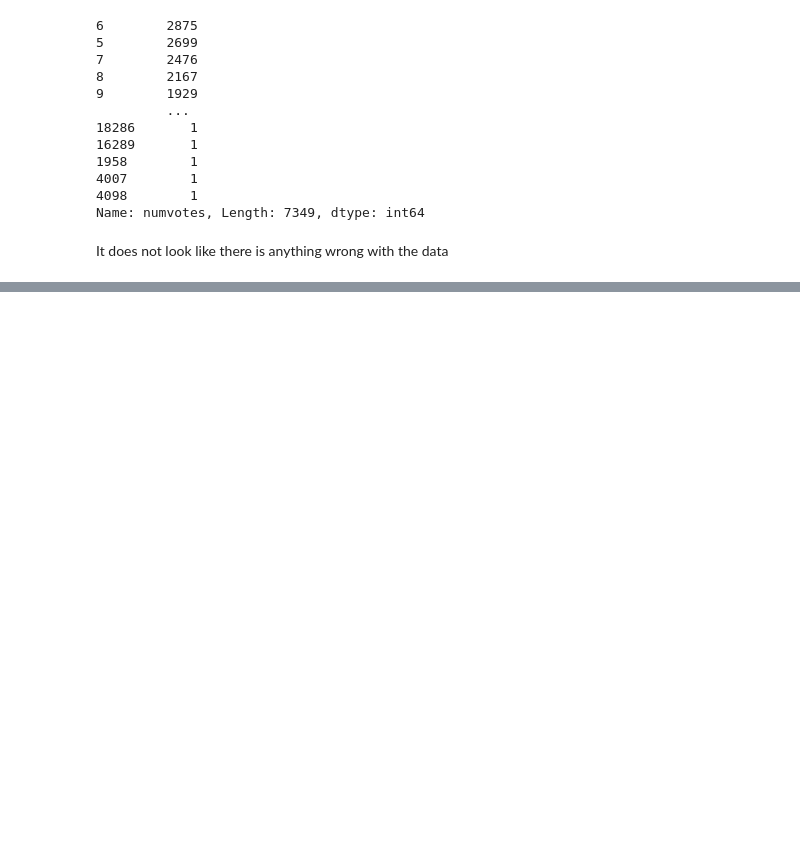
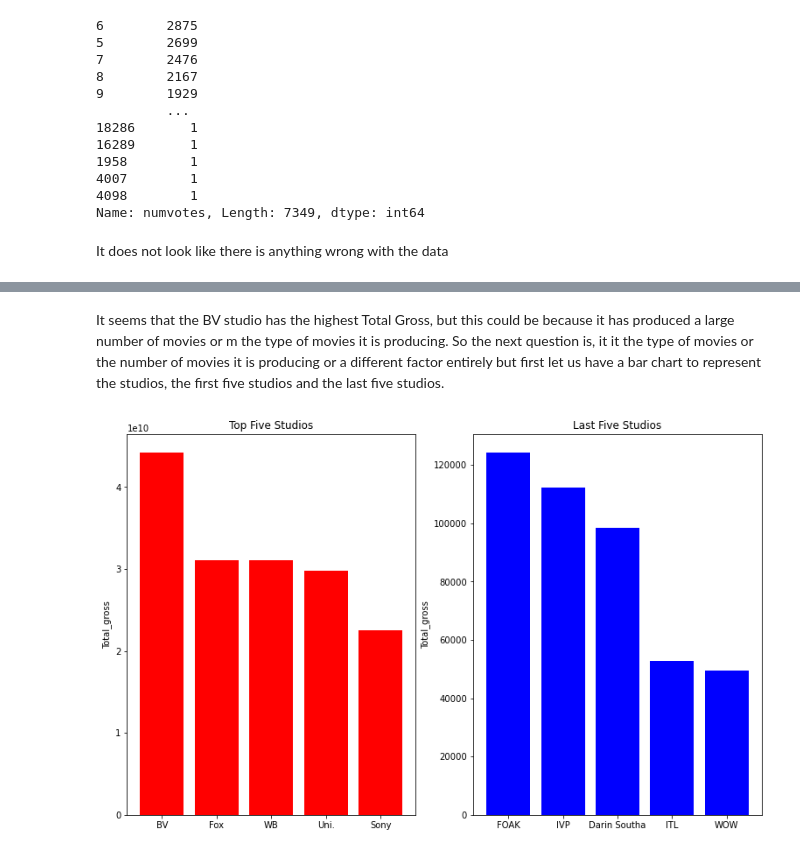
Before and after one commit to CrystalW123/dsc-phase-1-project-v2-4, a Jupyter notebook: student.ipynb, the cells around one changed output, grey strips where cells are left out. Drawn from its saved outputs; the diff is of its cells as text; code cells hidden in the pictures; blank space fills up the shorter version.

```diff
--- a/student.ipynb
+++ b/student.ipynb
@@ -740,0 +915,3 @@ It does not look like there is anything wrong with the data
+# %%
+grouped_studio= bom.groupby('studio').sum()
+grouped_studio.head()
@@ -740,0 +930,3 @@ It does not look like there is anything wrong with the data
+# %%
+sorted_grouped_studio = grouped_studio.sort_values(by='Total_gross', ascending=False)
+sorted_grouped_studio.head()
@@ -740,0 +941,13 @@ It does not look like there is anything wrong with the data
+# %% [markdown]
+It seems that the BV studio has the highest Total Gross, but this could be because it has produced a large number of movies or m the type of movies it is producing. So the next question is, it it the type of movies or the number of movies it is producing or a different factor entirely but first let us have a bar chart to represent the studios, the first five studios and the last five studios.
+# %%
+fig,ax = plt.subplots(ncols = 2,figsize=(13,8))
+ax[0].bar(x = sorted_grouped_studio[:5].index,height=sorted_grouped_studio[:5]['Total_gross'], color='red')
+ax[0].set_ylabel('Total_gross')
+ax[0].set_title('Top Five Studios')
+ax[1].bar(x=sorted_grouped_studio[-5:].index,height=sorted_grouped_studio[-5:]['Total_gross'], color='blue')
+ax[1].set_ylabel('Total_gross')
+ax[1].set_title('Last Five Studios');
+plt.savefig(Path_to_image)
+# %% [output]
+[figure, added]
```
Also changed, not shown: parts of 72 cells of this notebook.
